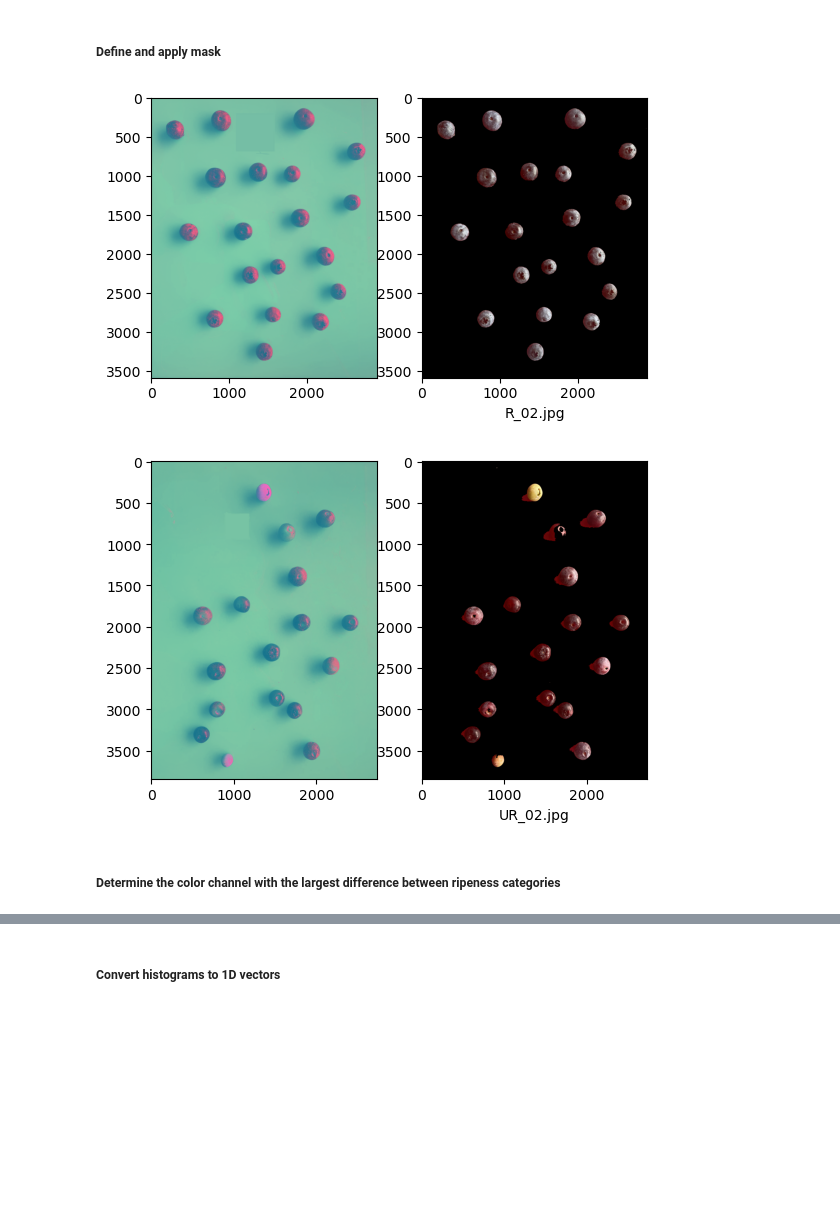
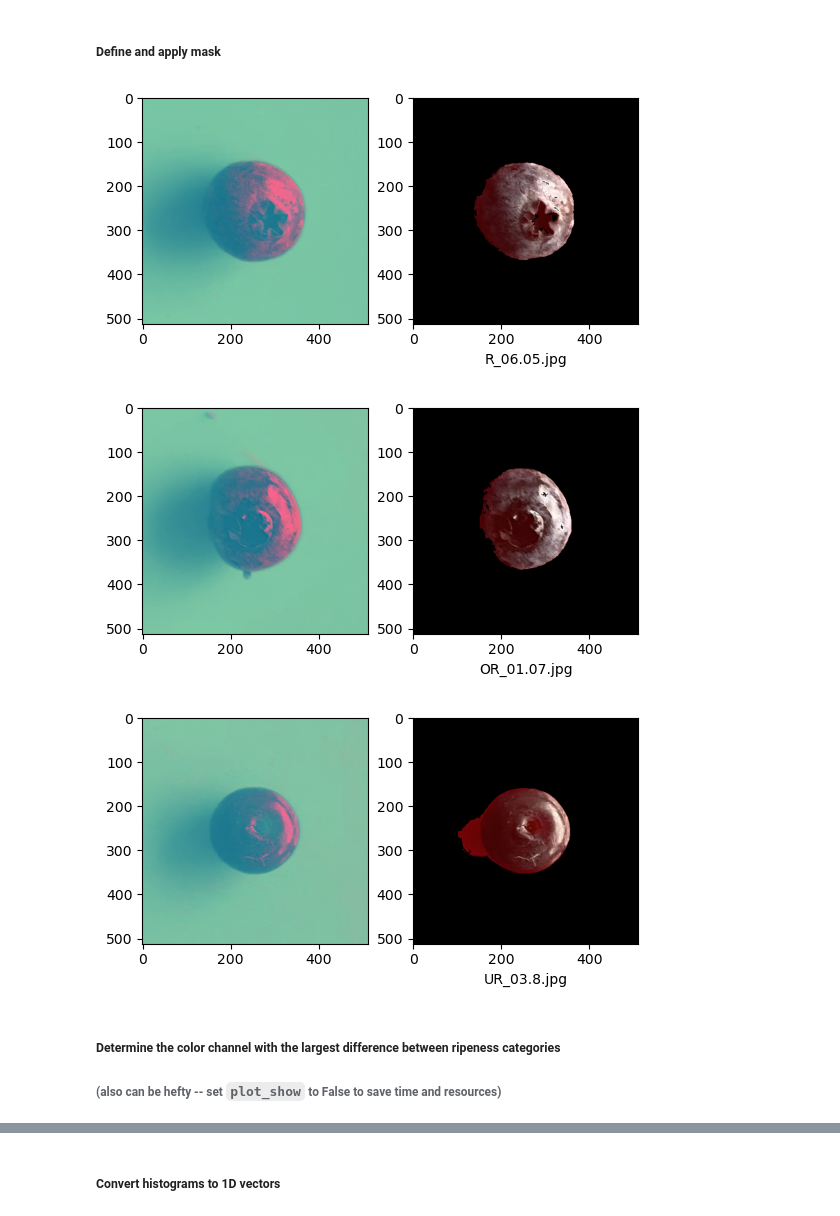
Before and after one commit to lhwitten/BlueberryJam, a Jupyter notebook: notebooks/img_preprocess.ipynb, the cells around one changed output, grey strips where cells are left out. Saved outputs shown, nothing was run; the diff lists cells and outputs as text; code cells hidden in the pictures; blank space fills up the shorter version.

````diff
--- a/notebooks/img_preprocess.ipynb
+++ b/notebooks/img_preprocess.ipynb
@@ -9,8 +12,7 @@ from scipy import stats as st
 # %% [markdown]
 ##### Explore Color Spaces for Ripe Berries
 # %%
-#ripe_path = 'R_02.jpg'
-ripe_path = "R_06.01.jpg"
+ripe_path = 'R_06.05.jpg'
 img = cv.imread('../img/test_set/ripe/'+ripe_path)
 
 # convert from BGR to other color spaces
@@ -43,8 +46,10 @@ error: OpenCV(4.6.0) ./modules/imgproc/src/color.cpp:182: error: (-215:Assertion
 # %% [markdown]
 ##### Explore Color Spaces for Overripe Berries
 # %%
-overripe_path = 'ORN_02.jpg'
+overripe_path = 'OR_01.07.jpg'
 imgOR = cv.imread('../img/test_set/overripe/'+overripe_path)
+# overripe_path = 'R_06.14.jpg'
+# imgOR = cv.imread('../img/test_set/ripe/'+overripe_path)
 
 # convert from BGR to other color spaces
 imgOR_rgb = cv.cvtColor(imgOR, cv.COLOR_BGR2RGB)
@@ -64,7 +69,7 @@ plt.imshow(imgOR_luv)
 # %% [markdown]
 ##### Explore Color Spaces for Unripe Berries
 # %%
-unripe_path = 'UR_02.jpg'
+unripe_path = 'UR_03.8.jpg'
 imgUR = cv.imread('../img/test_set/unripe/'+unripe_path)
 
 # convert from BGR to other color spaces
@@ -179,43 +187,45 @@ luv_hi = (250, 125, 160)
 # luv_lo = (0, 70, 100) # lab conditions
 # luv_hi = (95, 125, 134)
 
 luvur_lo = (0, 70, 120)
-luvur_hi = (255, 145, 220)
+luvur_hi = (255, 148, 220)
 
 mask_luv = cv.inRange(img_luv, luv_lo, luv_hi)
 mask_UR = cv.inRange(imgUR_luv, luvur_lo, luvur_hi)
 maskOR_luv = cv.inRange(imgOR_luv, luv_lo, luv_hi)
 result = cv.bitwise_and(img_rgb, img_rgb, mask=mask_luv)
 result_OR = cv.bitwise_and(imgOR_rgb, imgOR_rgb, mask=maskOR_luv)
 result_UR = cv.bitwise_and(imgUR_rgb, imgUR_rgb, mask=mask_UR)
 # result_luv = cv.bitwise_and(img_luv, img_luv, mask=mask_luv)
 
 plt.figure()
 plt.subplot(1, 2, 1)
 plt.imshow(img_luv)
 plt.subplot(1, 2, 2)
 plt.imshow(result)
 plt.xlabel(ripe_path)
 plt.show()
 
-# plt.figure()
-# plt.subplot(1, 2, 1)
-# plt.imshow(imgOR_luv)
-# plt.subplot(1, 2, 2)
-# plt.imshow(result_OR)
-# plt.xlabel(overripe_path)
-# plt.show()
+plt.figure()
+plt.subplot(1, 2, 1)
+plt.imshow(imgOR_luv)
+plt.subplot(1, 2, 2)
+plt.imshow(result_OR)
+plt.xlabel(overripe_path)
+plt.show()
 
 plt.figure()
 plt.subplot(1, 2, 1)
 plt.imshow(imgUR_luv)
 plt.subplot(1, 2, 2)
 plt.imshow(result_UR)
 plt.xlabel(unripe_path)
 plt.show()
 # %% [output]
-[figure, old version]
+[figure, new version]
-[figure, old version]
+[figure, new version]
+[figure, added]
 # %% [markdown]
 ##### Determine the color channel with the largest difference between ripeness categories
+###### (also can be hefty -- set ```plot_show``` to False to save time and resources)
 # %%
````
Also changed, not shown: parts of 13 cells of this notebook, 10 other files.
